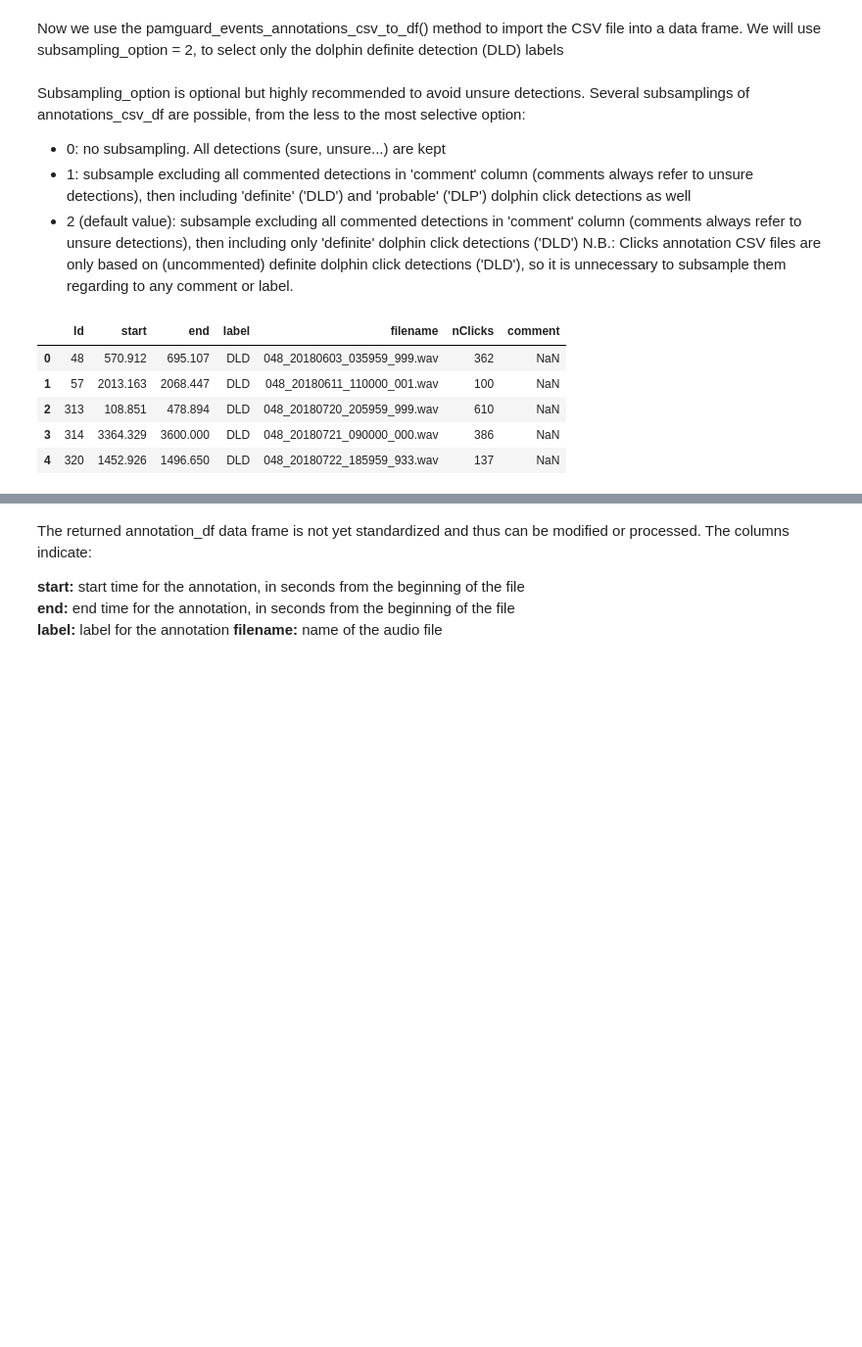
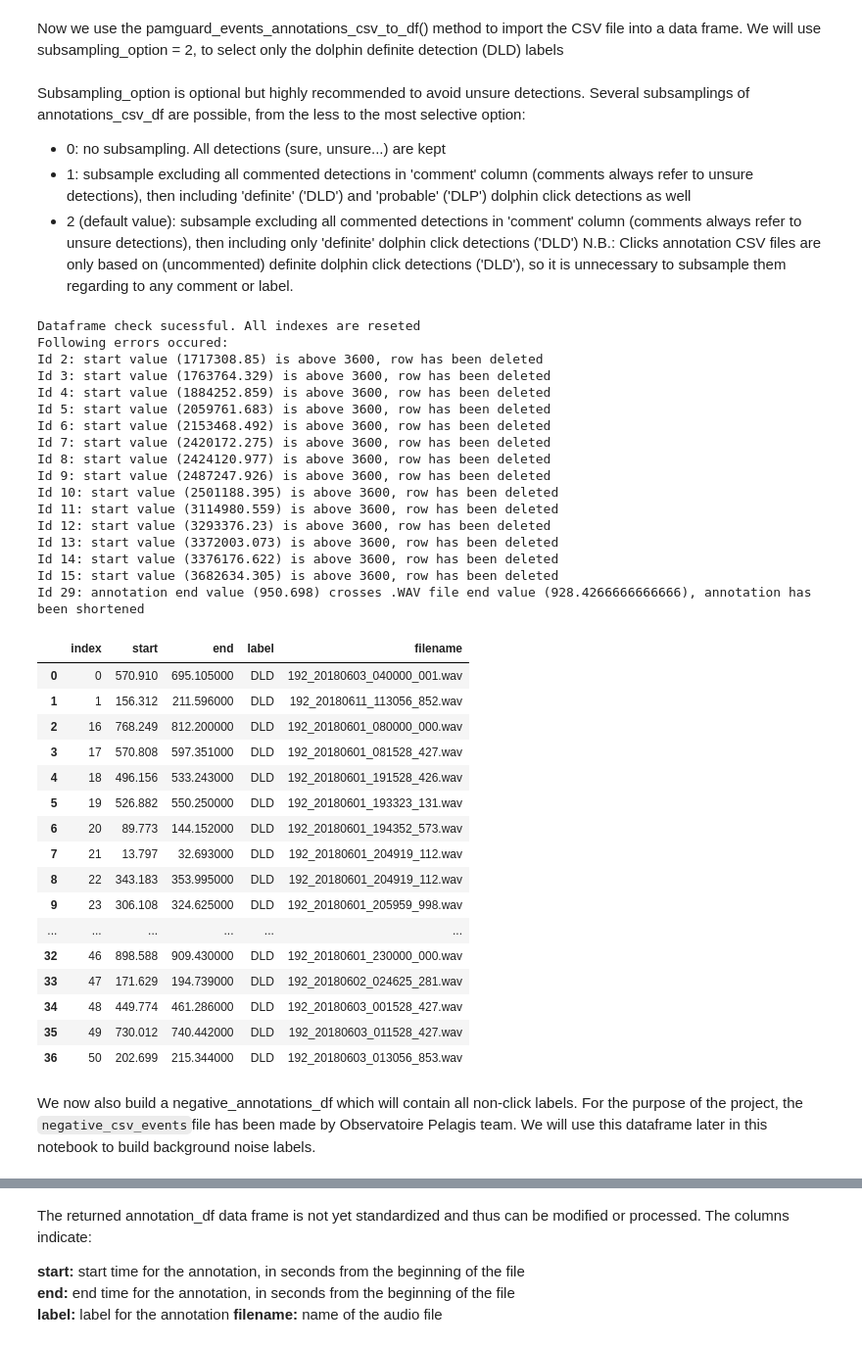
Before and after one commit to ArnaudFelin/ClickLearn_DSTI_Project, a Jupyter notebook: Data_preparation/database_creation_from_pamguard_csv/database_creation_pamguard.ipynb, the cells around one changed output, grey strips where cells are left out. Shown at 98% size. Cells and saved outputs as stored; diff of their text form; code cells hidden in the pictures; blank space fills up the shorter version.

Commit message:
new clean version. Everything checked.

```diff
--- a/Data_preparation/database_creation_from_pamguard_csv/database_creation_pamguard.ipynb
+++ b/Data_preparation/database_creation_from_pamguard_csv/database_creation_pamguard.ipynb
@@ -97,16 +101,20 @@ def list_pamguard_wav_files(wav_files_path):
 # %%
 def pamguard_events_annotations_csv_to_df(annotation_csv_path:str, wav_files_dataframe, events_subsampling_option:int = 2):
-    """Convert a Pamguard CSV annotation file into a Ketos annotation table (non standardized).
+    """Converts a Pamguard CSV annotation file into a non standardized Ketos annotation table.
         Args:
             annotation_csv_path: str
                 complete path of the annotation CSV file. CSV separator must be ','
+                CSV file must have following columns:
+                    'comment': comment associated
             wav_files_dataframe: Pandas DataFrame
                 DataFrame listing all WAV files that annotation CSV file refer to.
-                This DataFrame has only 2 columns:
+                This DataFrame has 3 columns:
                     filename:str
                         name of the wav file
                     filestart: datetime
                         absolute UTC time at which the wav file starts
+                    filesend: datetime
+                        absolute UTC time at which the wav file ends
             events_subsampling_option: int
                 Subsampling is optional but highly recommended to avoid unsure detections.
                 From the less to the most selective option:
@@ -148,7 +156,8 @@ def pamguard_events_annotations_csv_to_df(annotation_csv_path:str, wav_files_dat
     annotations_df = annotations_df.reset_index()
     for index, row in annotations_df.iterrows():
         try:
-            #select all the files that starts before or at the same time than "start", pick the last of them
+            # select all the wav files that starts before or at the same time than "start" value,
+            # then pick the closest one to this "start" value among the selection (the last index):
             matching_loc = wav_files_dataframe.loc[(wav_files_dataframe.filestart <= row.start)].iloc[-1]
             annotations_df.filename[index] = matching_loc['filename']
             annotations_df.start[index] = (annotations_df.start[index] - matching_loc['filestart'])
@@ -158,17 +167,14 @@ def pamguard_events_annotations_csv_to_df(annotation_csv_path:str, wav_files_dat
 
 
     #convert 'start' in seconds
-#     annotations_df['start'] = pd.Series(annotations_df.start).apply(pd.Timedelta.total_seconds)
-#     annotations_df['end'] = pd.Series(annotations_df.end).apply(pd.Timedelta.total_seconds)
     annotations_df['start'] = annotations_df.start.apply(pd.Timedelta.total_seconds)
     annotations_df['end'] = annotations_df.end.apply(pd.Timedelta.total_seconds)
 
-    # # select only columns required in Ketos annotation table
-    annotations_df = annotations_df.loc[:,('Id', 'start', 'end', 'label', 'filename', 'nClicks', 'comment')]
-
+    # select only columns required in Ketos annotation table
+    annotations_df = annotations_df.loc[:,('start', 'end', 'label', 'filename')]
 
     # Check start and end values of events annotation df
-    check_pamguard_annotation_df(annotations_df)
+    annotations_df = check_pamguard_annotation_df(annotations_df, wav_files_dataframe)[0]
 
     return annotations_df
 # %%
@@ -244,18 +280,20 @@ This part contains all required settings to build annotation dataframes:
 # %%
 # PATH SETTINGS
 # Annotation CSV file folder path (MAC)
-# annotations_folder_path ='/Users/benoitmialet/Ketos/ClickLearn/'
+annotations_folder_path ='/Users/benoitmialet/Ketos/ClickLearn/'
 # Annotation CSV file folder path (W10)
-annotations_folder_path = (r'D:\SYSTEL\Ketos\clicklearn')
+# annotations_folder_path = (r'D:\SYSTEL\Ketos\clicklearn')
 # Annotation CSV file name
 positive_csv_events_name = 'UBISEA_acoustic_detections_samples_events_positive.csv'
-negative_csv_events_name = 'annotations_events_negative.csv'
+negative_csv_events_name = 'UBISEA_acoustic_detections_samples_events_negative.csv'
 # csv_clicks_name = 'UBISEA_acoustic_detections_samples_clicks.csv'
 
 # Sound file path (MAC)
 # sound_files_path = '/Volumes/BENITO/Pelagis - Données acoustiques ASI/Recordings 048 kHz'
+sound_files_path = '/Volumes/T7/Recordings 192kHz'
 # Sound file path (W10)
-sound_files_path = r'F:\Pelagis - Données acoustiques ASI\Recordings 048 kHz'
+# sound_files_path = r'F:\Pelagis - Données acoustiques ASI\Recordings 048 kHz'
+# sound_files_path = 'E:\Recordings 192kHz'
 
 # PATH BUILDING
 csv_folder_path = annotations_folder_path
@@ -334,16 +389,48 @@ N.B.: Clicks annotation CSV files are only based on (uncommented) definite dolph
 detections ('DLD'), so it is unnecessary to subsample them regarding to any comment or label.
 # %%
 positive_annotations_df = pamguard_events_annotations_csv_to_df(
-    positive_csv_events_path, wav_df,
+    positive_csv_events_path,
+    wav_df,
     events_subsampling_option = 2
 )
 
-positive_annotations_df.head(5)
-# annotations_df[annotations_df.end>3600]
+positive_annotations_df
 # %% [output]
+Dataframe check sucessful. All indexes are reseted
+Following errors occured:
+Id 2: start value (1717308.85) is above 3600, row has been deleted
+Id 3: start value (1763764.329) is above 3600, row has been deleted
+Id 4: start value (1884252.859) is above 3600, row has been deleted
+Id 5: start value (2059761.683) is above 3600, row has been deleted
+Id 6: start value (2153468.492) is above 3600, row has been deleted
+Id 7: start value (2420172.275) is above 3600, row has been deleted
+Id 8: start value (2424120.977) is above 3600, row has been deleted
+Id 9: start value (2487247.926) is above 3600, row has been deleted
+Id 10: start value (2501188.395) is above 3600, row has been deleted
+Id 11: start value (3114980.559) is above 3600, row has been deleted
+Id 12: start value (3293376.23) is above 3600, row has been deleted
+Id 13: start value (3372003.073) is above 3600, row has been deleted
+Id 14: start value (3376176.622) is above 3600, row has been deleted
+Id 15: start value (3682634.305) is above 3600, row has been deleted
+Id 29: annotation end value (950.698) crosses .WAV file end value (928.4266666666666), annotation has been shortened
-|  | Id | start | end | label | filename | nClicks | comment |
-| 0 | 48 | 570.912 | 695.107 | DLD | 048_20180603_035959_999.wav | 362 | NaN |
-| 1 | 57 | 2013.163 | 2068.447 | DLD | 048_20180611_110000_001.wav | 100 | NaN |
-| 2 | 313 | 108.851 | 478.894 | DLD | 048_20180720_205959_999.wav | 610 | NaN |
-| 3 | 314 | 3364.329 | 3600.000 | DLD | 048_20180721_090000_000.wav | 386 | NaN |
-| 4 | 320 | 1452.926 | 1496.650 | DLD | 048_20180722_185959_933.wav | 137 | NaN |
+|  | index | start | end | label | filename |
+| 0 | 0 | 570.910 | 695.105000 | DLD | 192_20180603_040000_001.wav |
+| 1 | 1 | 156.312 | 211.596000 | DLD | 192_20180611_113056_852.wav |
+| 2 | 16 | 768.249 | 812.200000 | DLD | 192_20180601_080000_000.wav |
+| 3 | 17 | 570.808 | 597.351000 | DLD | 192_20180601_081528_427.wav |
+| 4 | 18 | 496.156 | 533.243000 | DLD | 192_20180601_191528_426.wav |
+| 5 | 19 | 526.882 | 550.250000 | DLD | 192_20180601_193323_131.wav |
+| 6 | 20 | 89.773 | 144.152000 | DLD | 192_20180601_194352_573.wav |
+| 7 | 21 | 13.797 | 32.693000 | DLD | 192_20180601_204919_112.wav |
+| 8 | 22 | 343.183 | 353.995000 | DLD | 192_20180601_204919_112.wav |
+| 9 | 23 | 306.108 | 324.625000 | DLD | 192_20180601_205959_998.wav |
+| ... | ... | ... | ... | ... | ... |
+| 32 | 46 | 898.588 | 909.430000 | DLD | 192_20180601_230000_000.wav |
+| 33 | 47 | 171.629 | 194.739000 | DLD | 192_20180602_024625_281.wav |
+| 34 | 48 | 449.774 | 461.286000 | DLD | 192_20180603_001528_427.wav |
+| 35 | 49 | 730.012 | 740.442000 | DLD | 192_20180603_011528_427.wav |
+| 36 | 50 | 202.699 | 215.344000 | DLD | 192_20180603_013056_853.wav |
+# %% [markdown]
+We now also build a negative_annotations_df which will contain all non-click labels.
+For the purpose of the project, the `negative_csv_events`file has been made by Observatoire Pelagis team.
+We will use this dataframe later in this notebook to build background noise labels.
```
Also changed, not shown: parts of 57 cells of this notebook.
